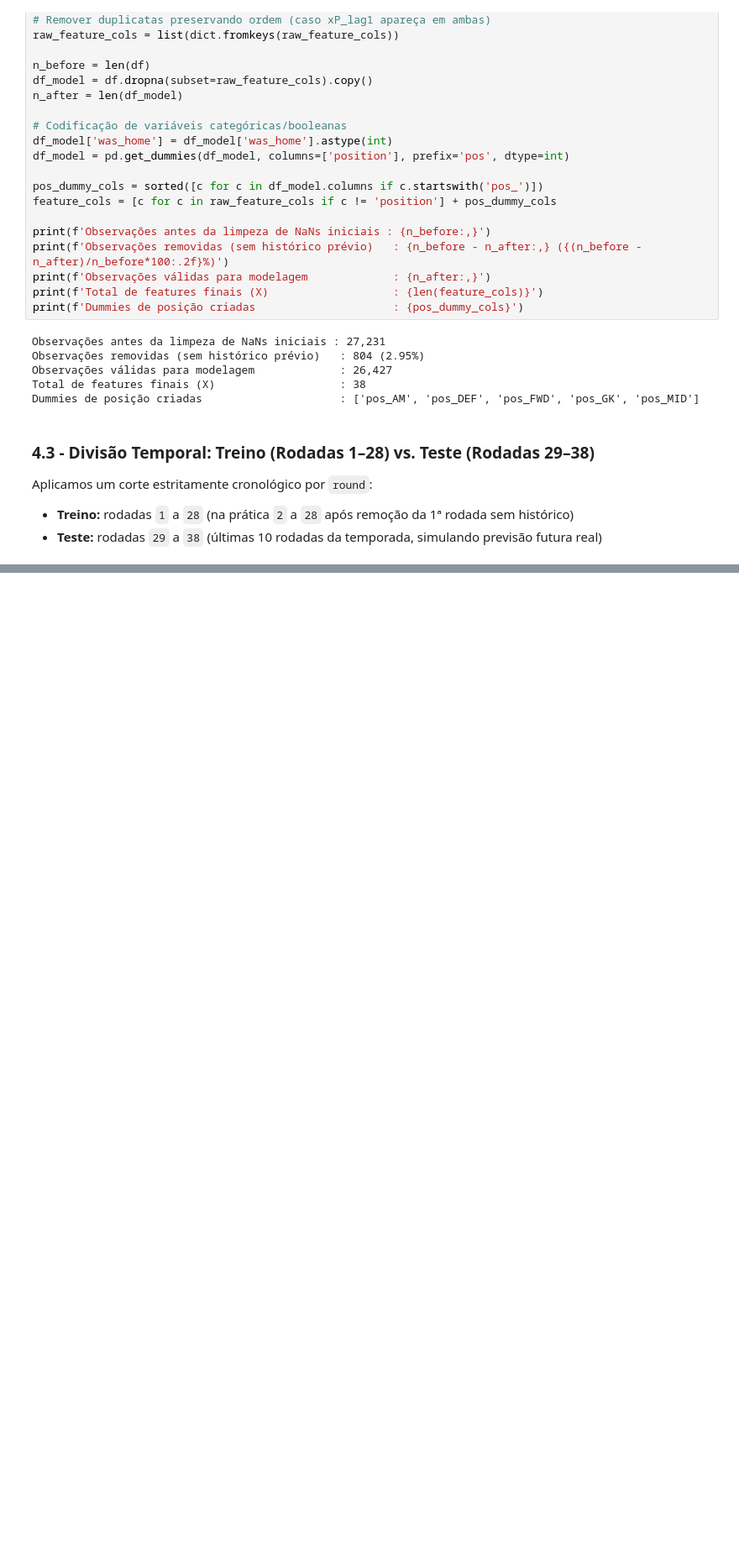
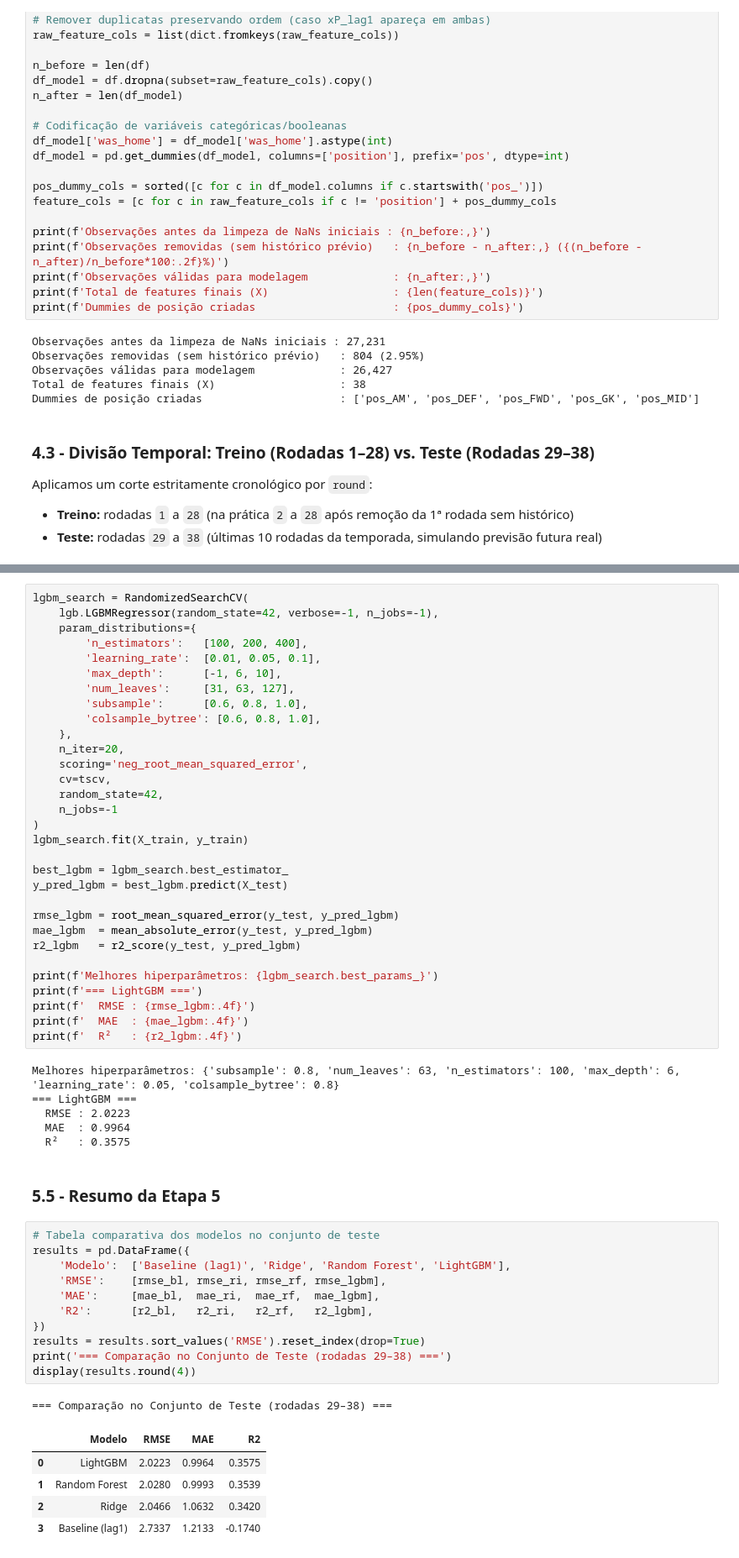
Before and after one commit to danieljmanzano/trab-icd, a Jupyter notebook: projeto_fpl.ipynb, the cells around one changed output, grey strips where cells are left out. Shown at 84% size. Cells and saved outputs as stored; diff of their text form; blank space fills up the shorter version.

Commit message:
add: etapa 5

```diff
--- a/projeto_fpl.ipynb
+++ b/projeto_fpl.ipynb
@@ -1047,0 +1180,57 @@ Teste  (rodadas 29–38): 7,656 linhas (29.0%), 38 features
+# %%
+lgbm_search = RandomizedSearchCV(
+    lgb.LGBMRegressor(random_state=42, verbose=-1, n_jobs=-1),
+    param_distributions={
+        'n_estimators':   [100, 200, 400],
+        'learning_rate':  [0.01, 0.05, 0.1],
+        'max_depth':      [-1, 6, 10],
+        'num_leaves':     [31, 63, 127],
+        'subsample':      [0.6, 0.8, 1.0],
+        'colsample_bytree': [0.6, 0.8, 1.0],
+    },
+    n_iter=20,
+    scoring='neg_root_mean_squared_error',
+    cv=tscv,
+    random_state=42,
+    n_jobs=-1
+)
+lgbm_search.fit(X_train, y_train)
+
+best_lgbm = lgbm_search.best_estimator_
+y_pred_lgbm = best_lgbm.predict(X_test)
+
+rmse_lgbm = root_mean_squared_error(y_test, y_pred_lgbm)
+mae_lgbm  = mean_absolute_error(y_test, y_pred_lgbm)
+r2_lgbm   = r2_score(y_test, y_pred_lgbm)
+
+print(f'Melhores hiperparâmetros: {lgbm_search.best_params_}')
+print(f'=== LightGBM ===')
+print(f'  RMSE : {rmse_lgbm:.4f}')
+print(f'  MAE  : {mae_lgbm:.4f}')
+print(f'  R²   : {r2_lgbm:.4f}')
+# %% [output]
+Melhores hiperparâmetros: {'subsample': 0.8, 'num_leaves': 63, 'n_estimators': 100, 'max_depth': 6, 'learning_rate': 0.05, 'colsample_bytree': 0.8}
+=== LightGBM ===
+  RMSE : 2.0223
+  MAE  : 0.9964
+  R²   : 0.3575
+# %% [markdown]
+### 5.5 - Resumo da Etapa 5
+# %%
+# Tabela comparativa dos modelos no conjunto de teste
+results = pd.DataFrame({
+    'Modelo':  ['Baseline (lag1)', 'Ridge', 'Random Forest', 'LightGBM'],
+    'RMSE':    [rmse_bl, rmse_ri, rmse_rf, rmse_lgbm],
+    'MAE':     [mae_bl,  mae_ri,  mae_rf,  mae_lgbm],
+    'R2':      [r2_bl,   r2_ri,   r2_rf,   r2_lgbm],
+})
+results = results.sort_values('RMSE').reset_index(drop=True)
+print('=== Comparação no Conjunto de Teste (rodadas 29–38) ===')
+display(results.round(4))
+# %% [output]
+=== Comparação no Conjunto de Teste (rodadas 29–38) ===
+|  | Modelo | RMSE | MAE | R2 |
+| 0 | LightGBM | 2.0223 | 0.9964 | 0.3575 |
+| 1 | Random Forest | 2.0280 | 0.9993 | 0.3539 |
+| 2 | Ridge | 2.0466 | 1.0632 | 0.3420 |
+| 3 | Baseline (lag1) | 2.7337 | 1.2133 | -0.1740 |
```
Also changed, not shown: parts of 12 cells of this notebook, 1 other file.
